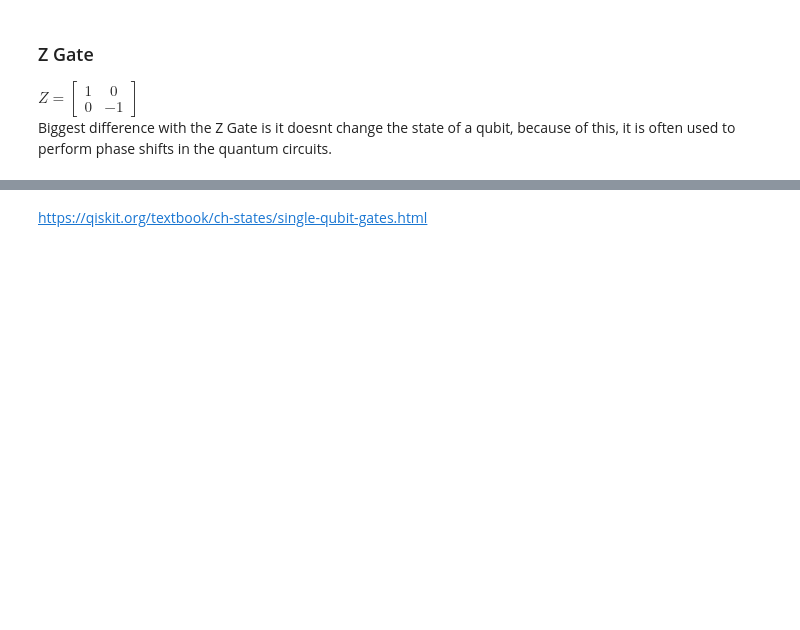
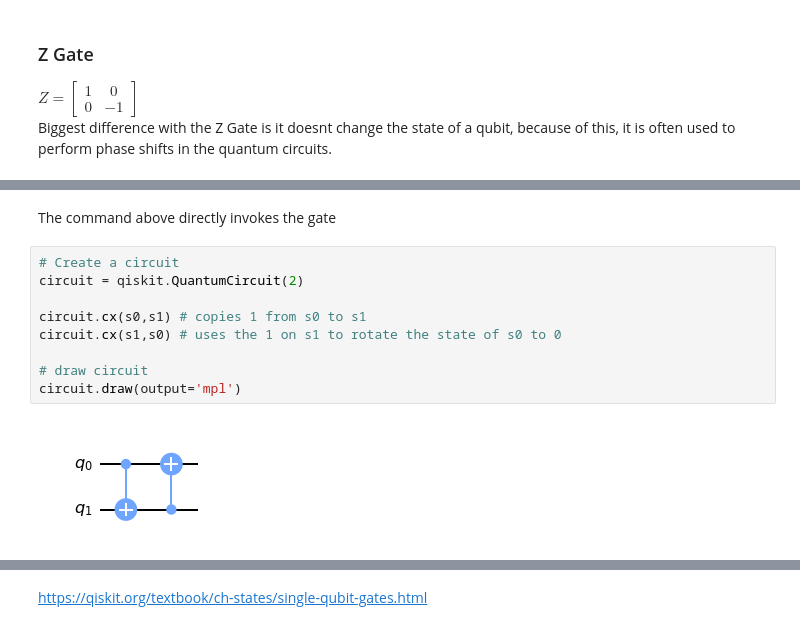
Before and after one commit to donalBolustrom99/ET-Assement, a Jupyter notebook: content/Quantum Computing.ipynb, the cells around one changed output, grey strips where cells are left out. Cells and saved outputs as stored; diff of their text form; blank space fills up the shorter version.

Commit message:
added gate swapping more

```diff
--- a/content/Quantum Computing.ipynb
+++ b/content/Quantum Computing.ipynb
@@ -127,0 +173,13 @@ circuit.draw(output='mpl', initial_state=1)
+# %% [markdown]
+The command above directly invokes the gate
+# %%
+# Create a circuit
+circuit = qiskit.QuantumCircuit(2)
+
+circuit.cx(s0,s1) # copies 1 from s0 to s1
+circuit.cx(s1,s0) # uses the 1 on s1 to rotate the state of s0 to 0
+
+# draw circuit
+circuit.draw(output='mpl')
+# %% [output]
+[figure, added]
```
Also changed, not shown: parts of 16 cells of this notebook.
